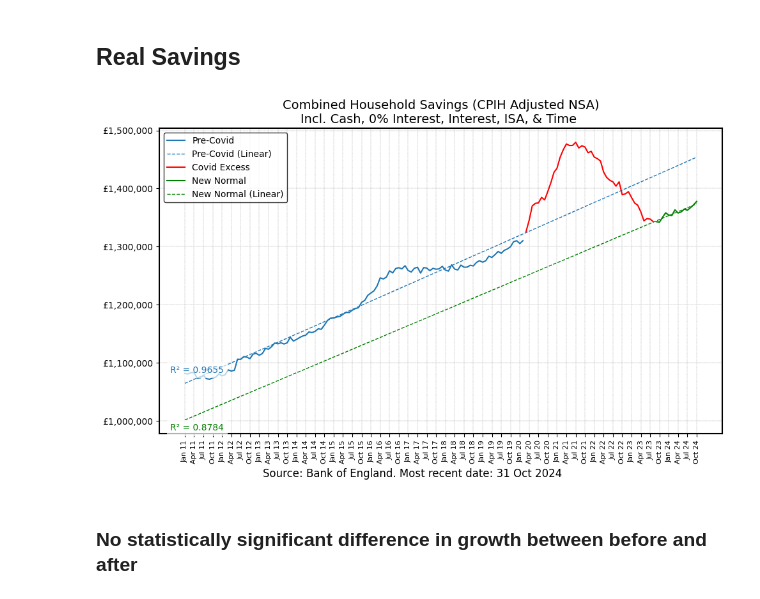
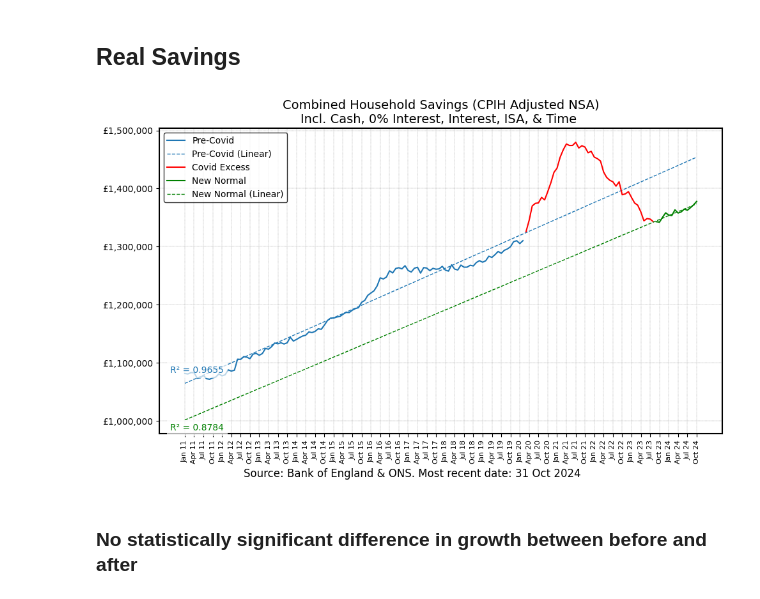
Before and after one commit to rpreen/boe, a Jupyter notebook: boe.ipynb, the cells around one changed output. Cells and saved outputs as stored; diff of their text form; code cells hidden in the pictures.

Commit message:
update source note

```diff
--- a/boe.ipynb
+++ b/boe.ipynb
@@ -388,38 +388,38 @@ for spine in ax.spines.values():
 fig.text(
     0.5,
     -0.01,
-    "Source: Bank of England. Most recent date: 31 Oct 2024",
+    "Source: Bank of England & ONS. Most recent date: 31 Oct 2024",
     ha="center",
     fontsize=12,
     color="black",
 )
 
 # Add Pre-covid R-squared as a note in the bottom-left corner
 plt.text(
     0.02,
     0.2,  # Position: 2% from the bottom-left
     f"R² = {precovid_r_squared:.4f}",
     transform=plt.gca().transAxes,  # (0,0 is bottom-left)
     fontsize=10,
     color=color,
     bbox=dict(facecolor="white", alpha=0.7, edgecolor="none"),
 )
 # Add New normal R-squared as a note in the bottom-left corner
 plt.text(
     0.02,
     0.01,  # Position: 2% from the bottom-left
     f"R² = {new_r_squared:.4f}",
     transform=plt.gca().transAxes,  # (0,0 is bottom-left)
     fontsize=10,
     color="green",
     bbox=dict(facecolor="white", alpha=0.7, edgecolor="none"),
 )
 plt.legend(facecolor="white", edgecolor="black", fontsize=10)
 plt.tight_layout()
 
 plt.savefig("savings_real.png", dpi=300, bbox_inches="tight")
 # %% [output]
-[figure, old version]
+[figure, new version]
 # %% [markdown]
 ### No statistically significant difference in growth between before and after
 # %%
```
Also changed, not shown: parts of 1 cell of this notebook.
